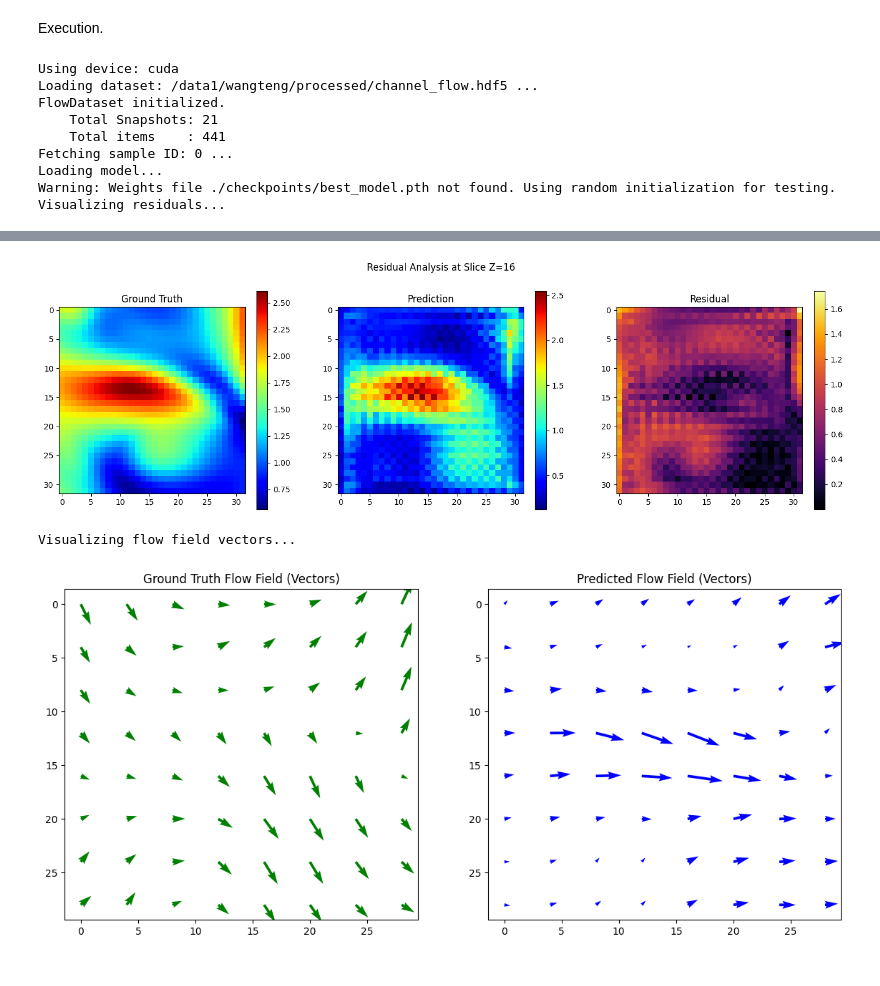
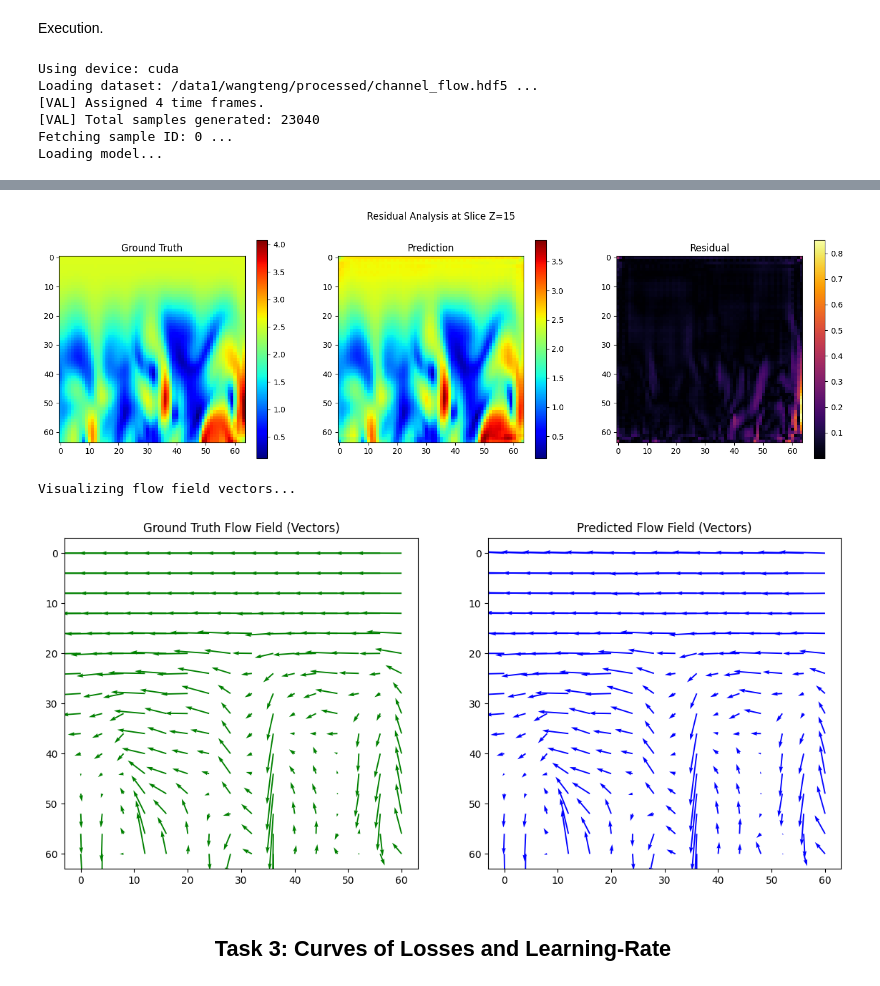
Before and after one commit to Volare02/3D-Flow-Prediction, a Jupyter notebook: notebooks/04_test.ipynb, the cells around one changed output, grey strips where cells are left out. Drawn from its saved outputs; the diff is of its cells as text; code cells hidden in the pictures.

```diff
--- a/notebooks/04_test.ipynb
+++ b/notebooks/04_test.ipynb
@@ -36,8 +37,6 @@ def load_model_and_predict(config, sample_index=None):
     dataset = FlowDataset(
         file_path=config["data_path"],
         mode="val",
-        spatial_crop_size=config["spatial_crop_size"],
-        num_spatial_crops=1
     )
 
     # 2. Select a sample.
@@ -54,12 +53,7 @@ def load_model_and_predict(config, sample_index=None):
 
     # 4. Load Model.
     print("Loading model...")
-    model = HybridUNet(
-        in_channels=4,
-        out_channels=4,
-        base_dim=32,
-        time_emb_dim=128
-    ).to(device)
+    model = HybridUNet( ).to(device)
 
     checkpoint_path = os.path.join(config["checkpoint_dir"], "best_model.pth")
     if os.path.exists(checkpoint_path):
@@ -85,8 +79,7 @@ Task 2: Visualization of Residuals and Flowfields
 # %%
 CONFIG = {
     "data_path": "/data1/wangteng/processed/channel_flow.hdf5",
-    "checkpoint_dir": "./checkpoints",
-    "spatial_crop_size": (32, 32, 32),
+    "checkpoint_dir": "/home/wangteng/Projects/checkpoints",
 }
 # %% [markdown]
 <div style="font-family: Cambria;">
@@ -183,11 +176,11 @@ try:
     # Get Data and Prediction.
     target_flow, pred_flow = load_model_and_predict(CONFIG, sample_index=0)
 
-    # 3. Visualize Residuals (Select middle slice Z=16).
-    visualize_residuals(target_flow, pred_flow, slice_idx=16)
+    # 3. Visualize Residuals (Select middle slice Z=15).
+    visualize_residuals(target_flow, pred_flow, slice_idx=15)
 
     # 4. Visualize Flow Vectors.
-    visualize_flow_vectors(target_flow, pred_flow, slice_idx=16)
+    visualize_flow_vectors(target_flow, pred_flow, slice_idx=15)
 
 except FileNotFoundError as e:
     print(f"Error: File not found - {e}")
@@ -196,10 +189,7 @@ except Exception as e:
 # %% [output]
 Using device: cuda
 Loading dataset: /data1/wangteng/processed/channel_flow.hdf5 ...
-FlowDataset initialized.
-    Total Snapshots: 21
-    Total items    : 441
+[VAL] Assigned 4 time frames.
+[VAL] Total samples generated: 23040
 Fetching sample ID: 0 ...
 Loading model...
-Warning: Weights file ./checkpoints/best_model.pth not found. Using random initialization for testing.
-Visualizing residuals...
@@ -206,3 +198,7 @@ Visualizing residuals...
-[figure, old version]
+[figure, new version]
-Visualizing flow field vectors...
+Visualizing flow field vectors...
-[figure, old version]
+[figure, new version]
+# %% [markdown]
+<h2 style="font-family: Cambria; text-align: center;">
+Task 3: Curves of Losses and Learning-Rate
+</h2>
```
Also changed, not shown: parts of 5 cells of this notebook, 1 other file.
